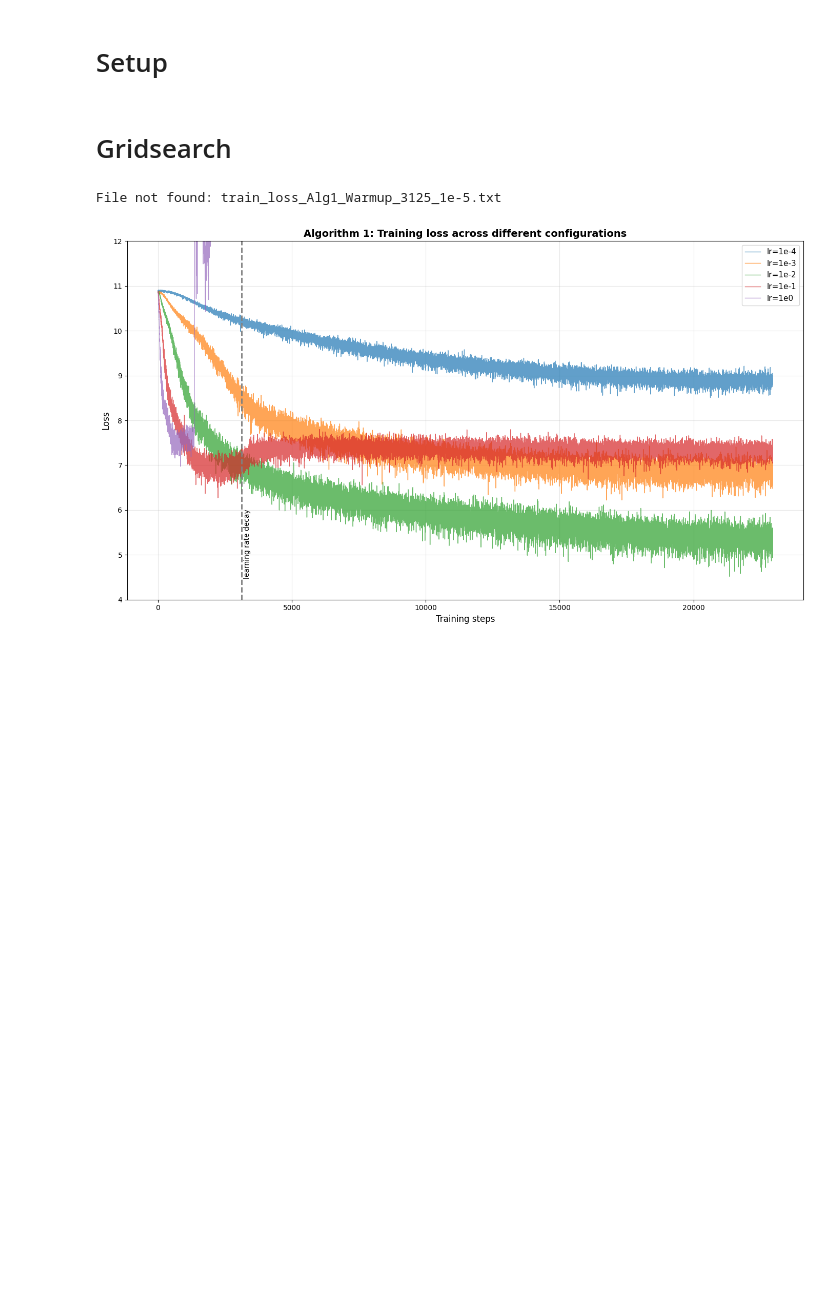
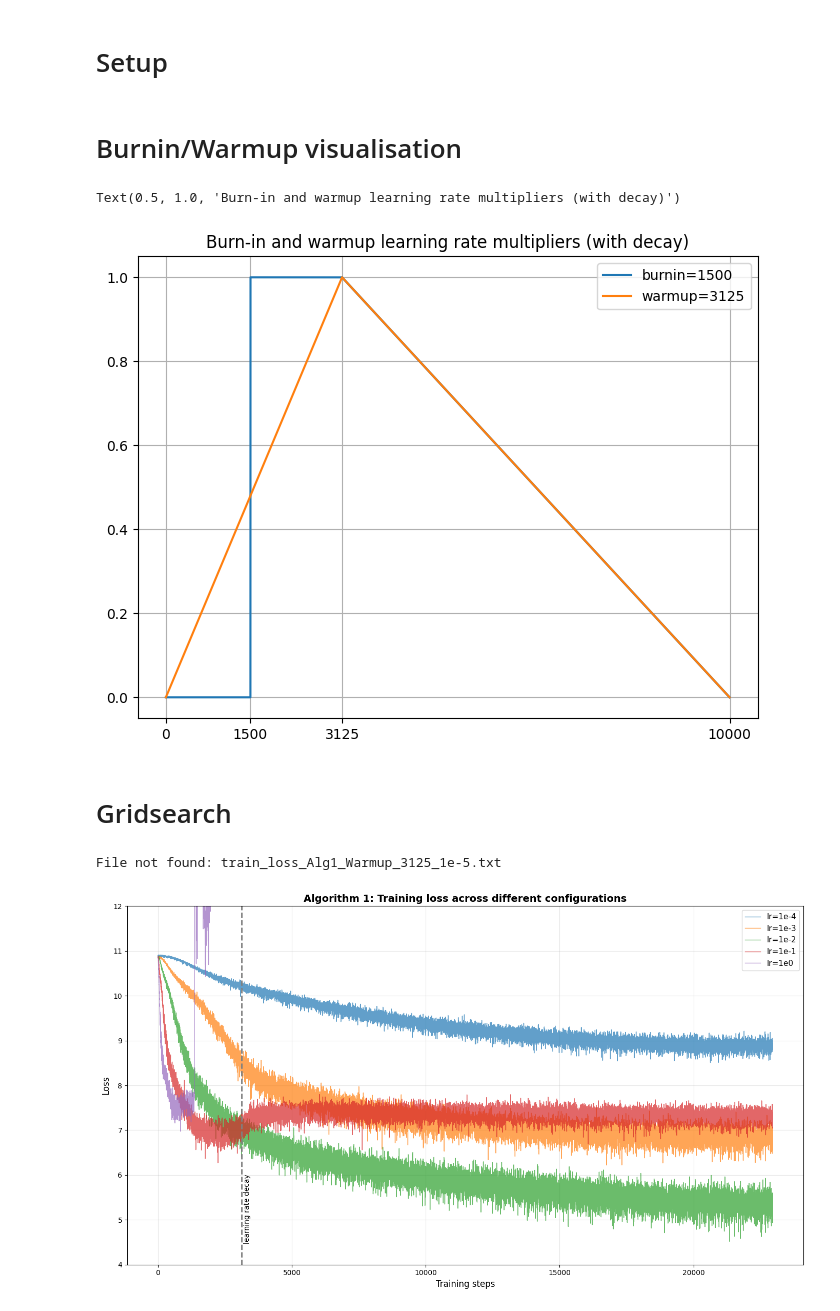
Before and after one commit to zochowskitomasz/OptimizationDataAnalysis, a Jupyter notebook: smallGPT_tails/plots.ipynb, the cells around one changed output. Saved outputs shown, nothing was run; the diff lists cells and outputs as text; code cells hidden in the pictures; blank space fills up the shorter version.

```diff
--- a/smallGPT_tails/plots.ipynb
+++ b/smallGPT_tails/plots.ipynb
@@ -26,6 +26,31 @@ BURNIN_CONFIGS = [
     ("Burnin_3125", "burnin=3125"),
     ("Warmup_3125", "warmup=3125"),
 ]
+# %% [markdown]
+# Burnin/Warmup visualisation
+# %%
+x = np.arange(0, 10_000)
+
+y_warmup = np.zeros_like(x, dtype=float)
+y_warmup[0:3125] = np.linspace(0, 1, 3125, endpoint=False)
+y_warmup[3125:] = np.linspace(1, 0, x.shape[0]-3125)
+
+y_burnin = np.zeros_like(x, dtype=float)
+y_burnin[1500:3125] = 1
+y_burnin[3125:] = np.linspace(1, 0, x.shape[0]-3125)
+
+plt.figure(figsize=(8, 6))
+
+plt.plot(x, y_burnin, label="burnin=1500")
+plt.plot(x, y_warmup, label="warmup=3125")
+
+plt.xticks([0, 1500, 3125, 10_000])
+plt.grid()
+plt.legend()
+plt.title("Burn-in and warmup learning rate multipliers (with decay)")
+# %% [output]
+Text(0.5, 1.0, 'Burn-in and warmup learning rate multipliers (with decay)')
+[figure, added]
 # %% [markdown]
 # Gridsearch
 # %%
```
Also changed, not shown: 2 other files.
